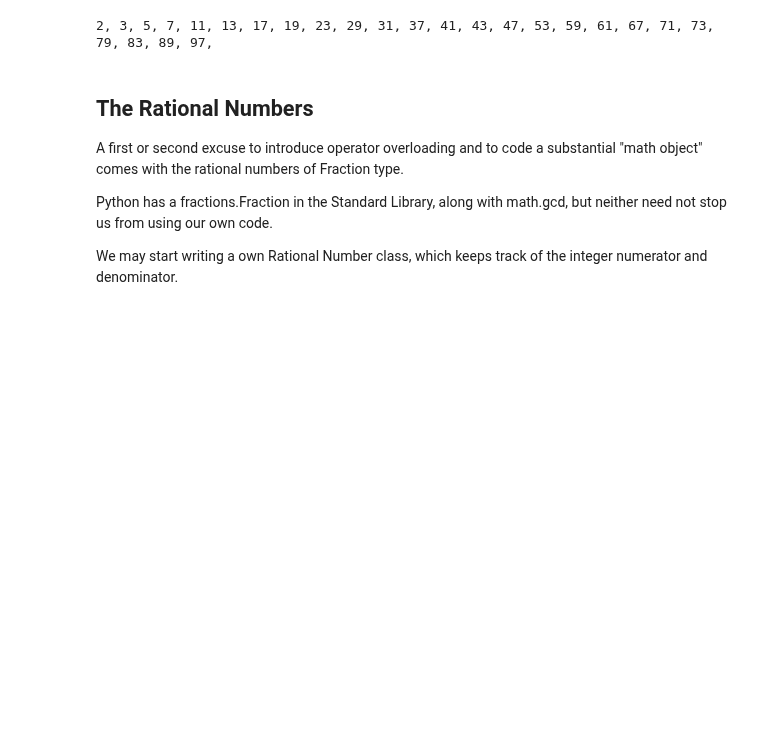
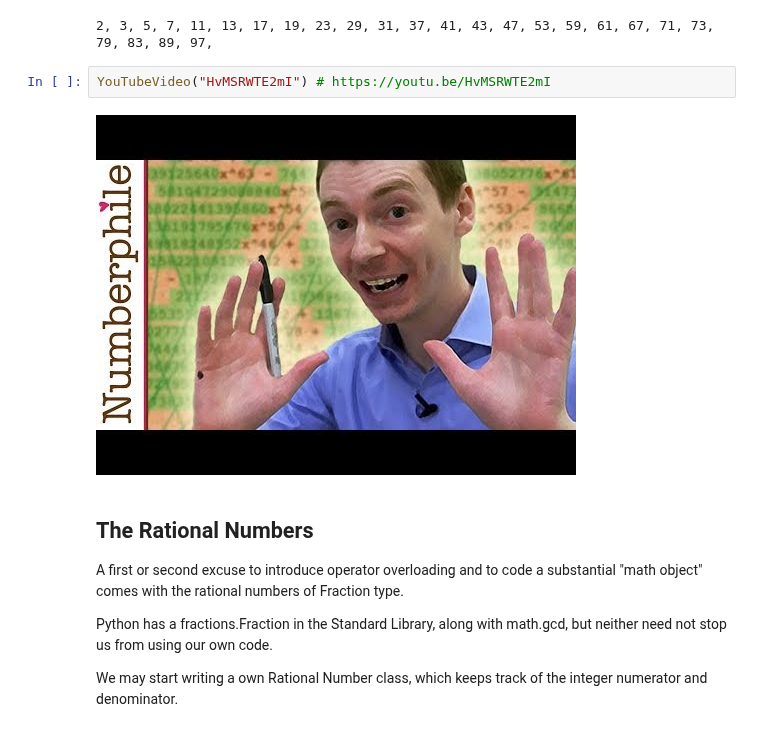
Before and after one commit to 4dsolutions/elite_school, a Jupyter notebook: ADS_highschool_math.ipynb, the cells around one changed output. Drawn from its saved outputs; the diff is of its cells as text; blank space fills up the shorter version.

```diff
--- a/ADS_highschool_math.ipynb
+++ b/ADS_highschool_math.ipynb
@@ -406,6 +491,10 @@ for i in range(100):
             print(i, end=", ")      # print if no remainder (row number divides evenly)
 # %% [output]
 2, 3, 5, 7, 11, 13, 17, 19, 23, 29, 31, 37, 41, 43, 47, 53, 59, 61, 67, 71, 73, 79, 83, 89, 97,
+# %%
+YouTubeVideo("HvMSRWTE2mI") # https://youtu.be/HvMSRWTE2mI
+# %% [output]
+[figure, added]
 # %% [markdown]
 ## The Rational Numbers
 
```
Also changed, not shown: parts of 21 cells of this notebook.
